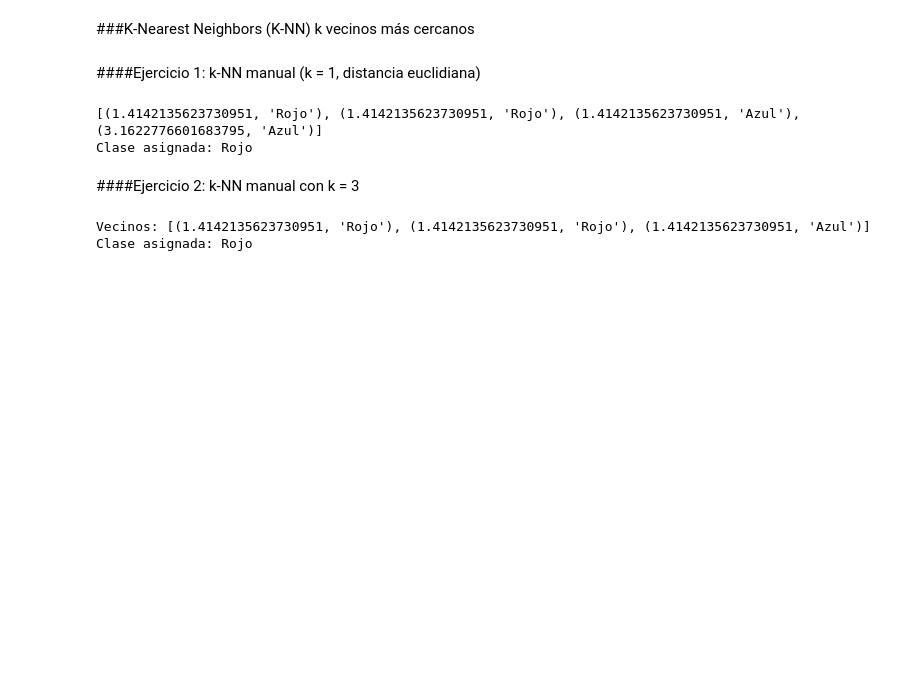
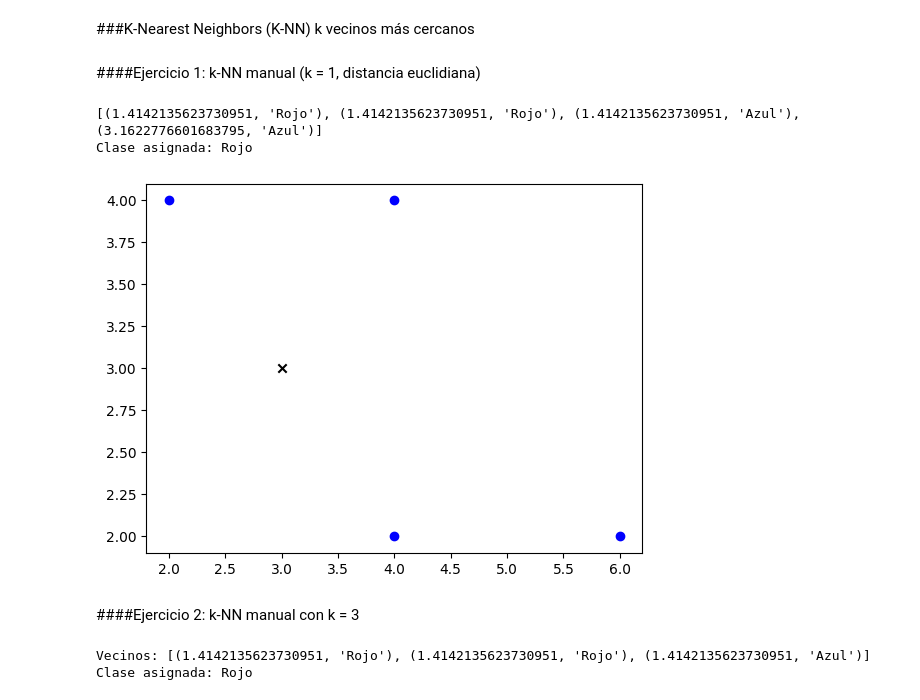
Before and after one commit to Ivon110/Mineria-de-Datos, a Jupyter notebook: mineriacolab1.ipynb, the cells around one changed output. Saved outputs shown, nothing was run; the diff lists cells and outputs as text; code cells hidden in the pictures; blank space fills up the shorter version.

```diff
--- a/mineriacolab1.ipynb
+++ b/mineriacolab1.ipynb
@@ -3270,3 +3268,12 @@ Clase asignada: Rojo
+# %%
+#TAREA
+import matplotlib.pyplot as plt
+#Graficar los puntos con sus etiquetas
+plt.scatter([p[0] for p in X], [p[1] for p in X], c="blue")
+plt.scatter(P[0], P[1], c='black', marker='x')
+plt.show()
+# %% [output]
+[figure, added]
 # %% [markdown]
 ####Ejercicio 2: k‑NN manual con k = 3
 # %%
```
Also changed, not shown: parts of 4 cells of this notebook.
